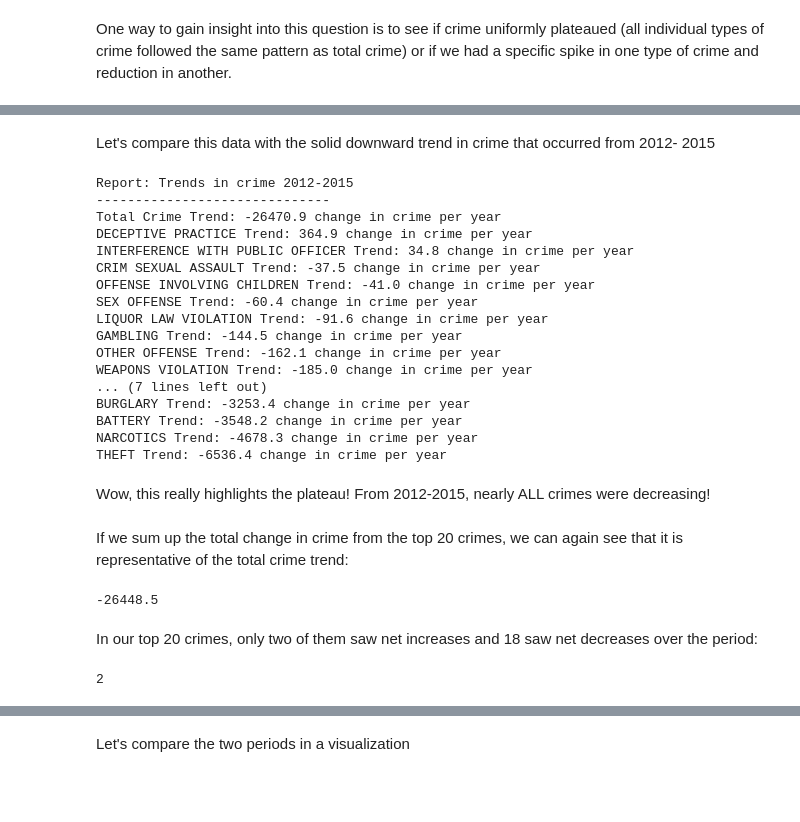
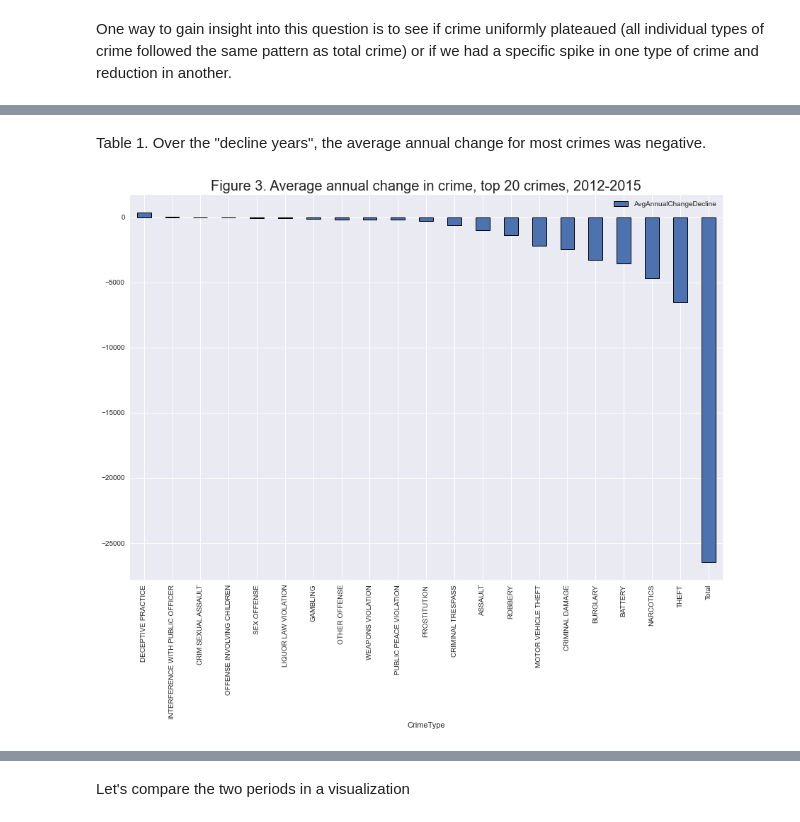
Before and after one commit to tjdolan121/4502Proj, a Jupyter notebook: forge/code/DataMiningQuestions.ipynb, the cells around one changed output, grey strips where cells are left out. Saved outputs shown, nothing was run; the diff lists cells and outputs as text; code cells hidden in the pictures; blank space fills up the shorter version.

```diff
--- a/forge/code/DataMiningQuestions.ipynb
+++ b/forge/code/DataMiningQuestions.ipynb
@@ -122,8 +160,7 @@ Let's use linear regression to find the slopes of the 2016-2019 periods for each
 from scipy.stats import linregress
 
 def get_slope(df, date_range, crime=None):
-    temp = df.copy()
-    truncated_df = temp[temp.year.isin(date_range)]
+    truncated_df = df[df.year.isin(date_range)]
     # If no crime is specified, then we will find
     # the slope of total crime over the date range.
     if not crime:
@@ -135,14 +172,3 @@ def get_slope(df, date_range, crime=None):
     y = np.array(number_of_crimes_per_year)
 
     return linregress(x, y).slope
-# %%
-last_4_years = [2016, 2017, 2018, 2019]
-crime_types = list(q1_df.primary_type.unique())
-
-print("Report: Trends in last four years for all crimes")
-print("-"*30)
-print(f"Total Crime Trend: {get_slope(q1_df, last_4_years)} change in crime per year")
-last_4_years_trends = [(crime, get_slope(q1_df, last_4_years, crime)) for crime in top_n_crimes]
-last_4_years_trends.sort(key=lambda x: x[1], reverse=True)
-for crime, change in last_4_years_trends:
-    print(f"{crime} Trend: {change} change in crime per year")
@@ -179,4 +177,11 @@ len([x[1] for x in last_4_years_trends if x[1] > 0])
+# %%
+time_domain = [2012, 2013, 2014, 2015]
+
+trends_decline = [(crime, get_slope(q1_df, time_domain, crime)) for crime in top_n_crimes]
+trends_decline.sort(key=lambda x: x[1], reverse=True)
+trends_decline.append(('Total', get_slope(q1_df, time_domain)))
 # %%
-d = {'CrimeType': [x[0] for x in last_4_years_trends], 'Trend': [x[1] for x in last_4_years_trends]}
-pd.DataFrame(data=d).plot.bar(x='CrimeType', y='Trend');
+d = {'CrimeType': [x[0] for x in trends_decline], 'AvgAnnualChangeDecline': [x[1] for x in trends_decline]}
+df_trends_2012_2015 = pd.DataFrame(data=d)
+df_trends_2012_2015
 # %% [output]
@@ -184,45 +205,9 @@ pd.DataFrame(data=d).plot.bar(x='CrimeType', y='Trend');
-# %% [markdown]
-Let's compare this data with the solid downward trend in crime that occurred from 2012- 2015
-# %%
-time_domain = [2012, 2013, 2014, 2015]
-crime_types = list(q1_df.primary_type.unique())
-
-print("Report: Trends in crime 2012-2015")
-print("-"*30)
-print(f"Total Crime Trend: {get_slope(q1_df, time_domain)} change in crime per year")
-trends = [(crime, get_slope(q1_df, time_domain, crime)) for crime in top_n_crimes]
-trends.sort(key=lambda x: x[1], reverse=True)
-for crime, change in trends:
-    print(f"{crime} Trend: {change} change in crime per year")
-# %% [output]
-Report: Trends in crime 2012-2015
-------------------------------
-Total Crime Trend: -26470.9 change in crime per year
-DECEPTIVE PRACTICE Trend: 364.9 change in crime per year
-INTERFERENCE WITH PUBLIC OFFICER Trend: 34.8 change in crime per year
-CRIM SEXUAL ASSAULT Trend: -37.5 change in crime per year
-OFFENSE INVOLVING CHILDREN Trend: -41.0 change in crime per year
-SEX OFFENSE Trend: -60.4 change in crime per year
-LIQUOR LAW VIOLATION Trend: -91.6 change in crime per year
-GAMBLING Trend: -144.5 change in crime per year
-OTHER OFFENSE Trend: -162.1 change in crime per year
-WEAPONS VIOLATION Trend: -185.0 change in crime per year
-... (7 lines left out)
-BURGLARY Trend: -3253.4 change in crime per year
-BATTERY Trend: -3548.2 change in crime per year
-NARCOTICS Trend: -4678.3 change in crime per year
-THEFT Trend: -6536.4 change in crime per year
-# %% [markdown]
-Wow, this really highlights the plateau!  From 2012-2015, nearly ALL crimes were decreasing!
-# %% [markdown]
-If we sum up the total change in crime from the top 20 crimes, we can again see that it is representative of the total crime trend:
-# %%
-sum([x[1] for x in trends])
-# %% [output]
--26448.5
-# %% [markdown]
-In our top 20 crimes, only two of them saw net increases and 18 saw net decreases over the period:
-# %%
-len([x[1] for x in trends if x[1] > 0])
-# %% [output]
-2
+# %% [markdown]
+Table 1. Over the "decline years", the average annual change for most crimes was negative.
+# %%
+figure3_title = 'Figure 3. Average annual change in crime, top 20 crimes, 2012-2015'
+
+figure3 = df_trends_2012_2015.plot.bar(x='CrimeType', y='AvgAnnualChangeDecline', **single_bar_chart_params);
+figure3.set_title(figure3_title, fontsize=figure_title_size);
+# %% [output]
+[figure, added]
```
Also changed, not shown: parts of 33 cells of this notebook.
